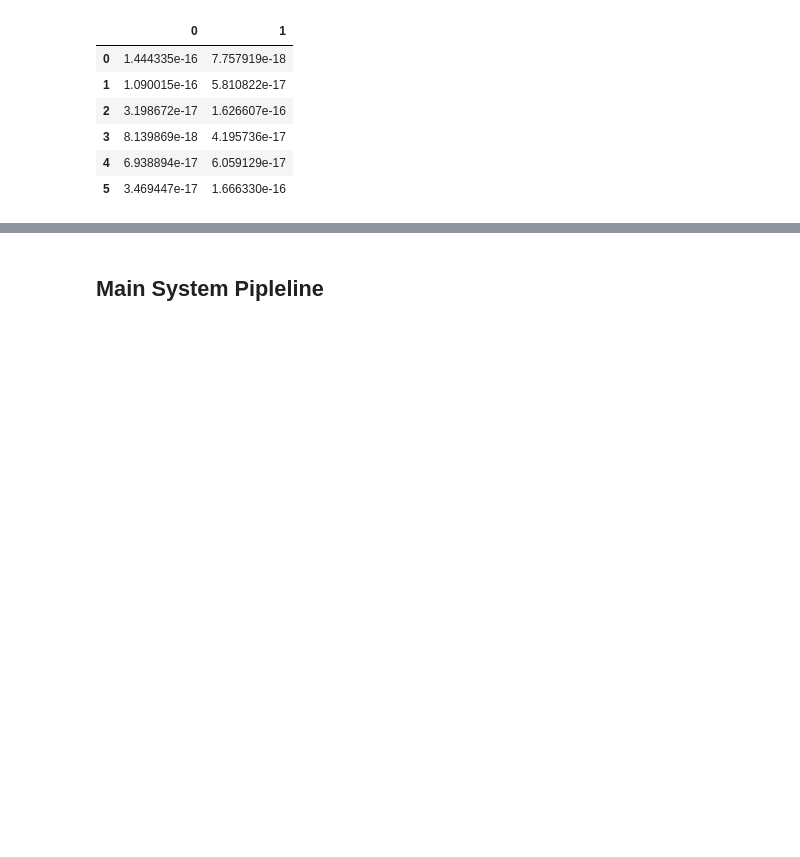
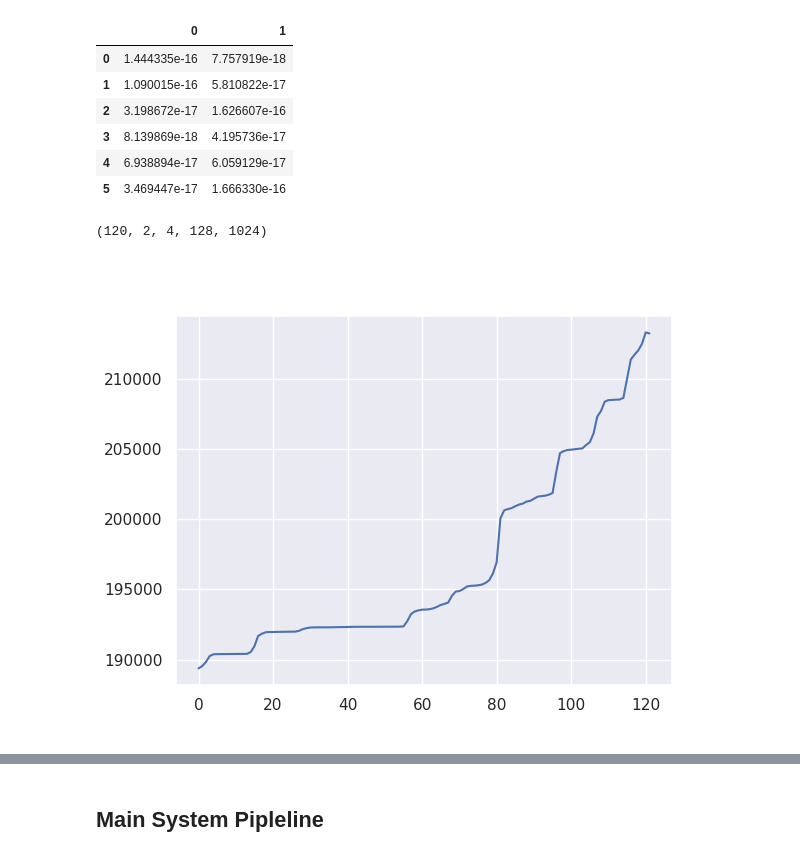
Before and after one commit to Muaz231/FluID-Python, a Jupyter notebook: FluidID_clean.ipynb, the cells around one changed output, grey strips where cells are left out. Cells and saved outputs as stored; diff of their text form; code cells hidden in the pictures; blank space fills up the shorter version.

```diff
--- a/FluidID_clean.ipynb
+++ b/FluidID_clean.ipynb
@@ -567,3 +598,40 @@ f_axis = np.linspace(0,cfg.SAMPLE_RATE*1e3,cfg.ADC_SAMPLES)
+# %%
+# Code to check range fft
+
+bk_fft = rangeFFT(bk_data,FrameConfig())
+
+
+# frame_data = data[0,1,:,105,:].squeeze()
+# range_fft = np.absolute(rangeFFT(data,FrameConfig())) - np.absolute(rangeFFT(bk_data,FrameConfig()))
+range_fft = rangeFFT(orig_data,FrameConfig())
+print(range_fft.shape)
+f_axis = np.linspace(0,cfg.SAMPLE_RATE*1e3,cfg.ADC_SAMPLES)
+
+
+# sub_data = np.diff(range_fft,n=1,axis=4,prepend=0) #
+sub_data = rangeFFT(clean_data,FrameConfig())
+
+bk_fft = bk_fft[0,1,:,:,:].squeeze()
+range_fft = range_fft[0,1,:,105,:].squeeze()
+sub_data = sub_data[0,1,:,105,:].squeeze()
+
+# sub_data = np.abs(range_fft) - np.abs(np.pad(bk_fft[:,7:],((0,0),(7,0)),'constant',constant_values=0))
+
+# Nshift_possible = cfg.ADC_SAMPLES
+# Energy = []
+# for shift in range(Nshift_possible):
+#     sub_data = np.abs(range_fft) - np.abs(np.pad(bk_fft[:,shift:],((0,0),(shift,0)),'constant',constant_values=0))
+#     Energy.append(LA.norm(sub_data,2))
+#     if (shift>0) and (0<=Energy[shift-1]-Energy[shift]<=1e4):
+#         break
+# %% [output]
+(120, 2, 4, 128, 1024)
+# %%
+plt.figure("figure y",clear=True)
+plt.plot(Energy)
+plt.show()
+# %% [output]
+[figure, added]
 # %%
 freq2time = cfg.FREQ_SLOPE * 1e12
 freq2range_factor = 3e8/(2*cfg.FREQ_SLOPE*1e12)
```
Also changed, not shown: parts of 9 cells of this notebook.
